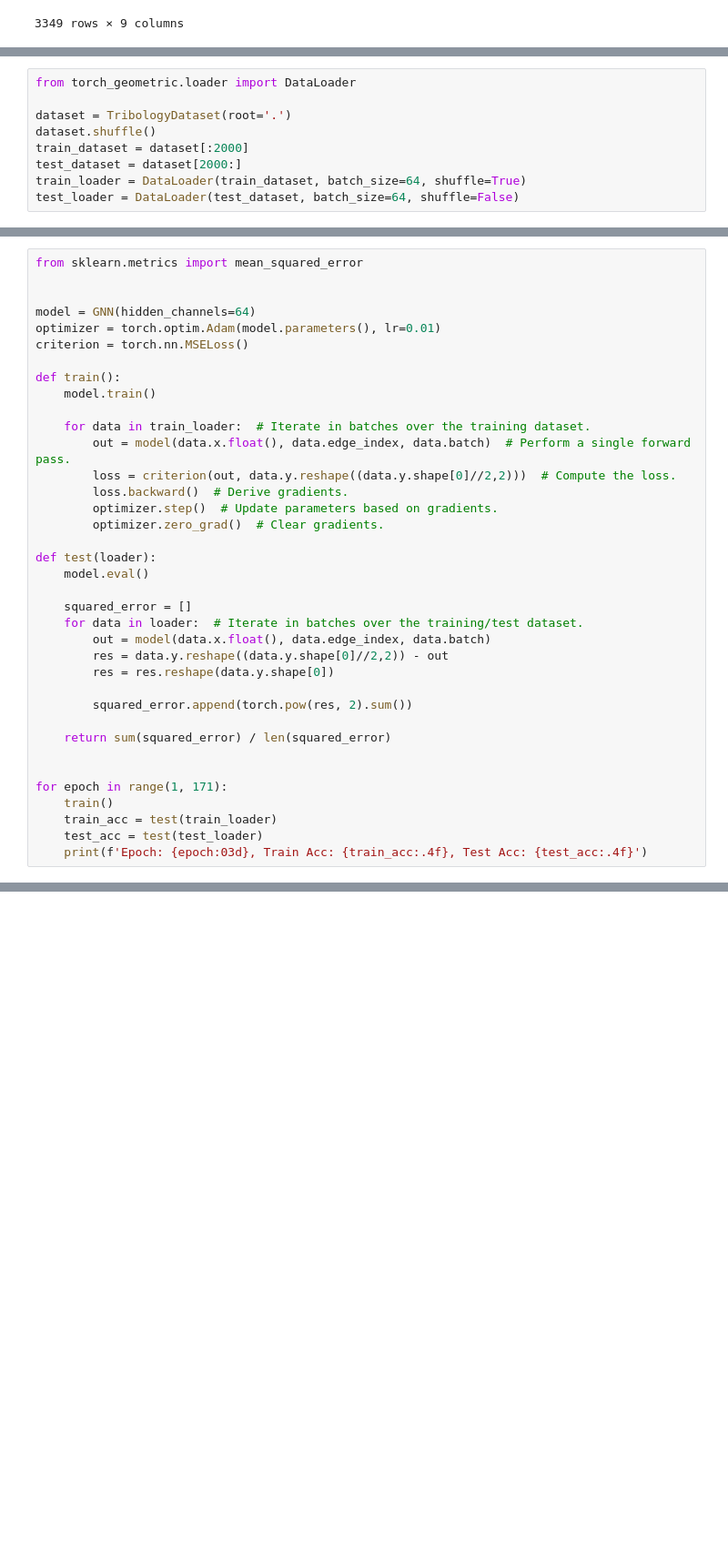
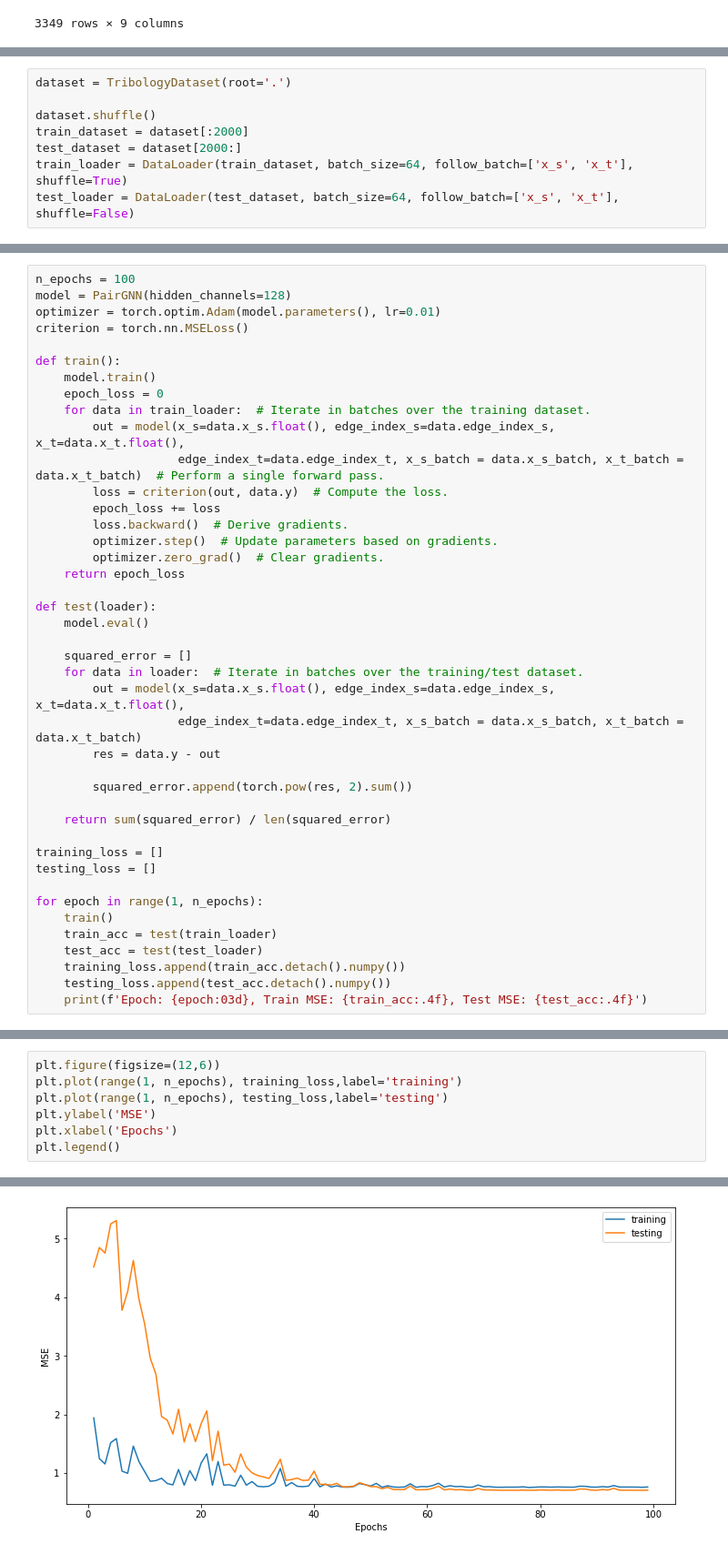
Before and after one commit to kierannp/forward-pred, a Jupyter notebook: custom.ipynb, the cells around one changed output, grey strips where cells are left out. Shown at 91% size. Cells and saved outputs as stored; diff of their text form; blank space fills up the shorter version.

Commit message:
Got PairGNN working and have testing and results

```diff
--- a/custom.ipynb
+++ b/custom.ipynb
@@ -179,11 +210,10 @@ class TribologyDataset(InMemoryDataset):
         data, slices = self.collate(data_list)
         torch.save((data, slices), self.processed_paths[0])
 # %%
-from torch_geometric.loader import DataLoader
+dataset = TribologyDataset(root='.')
 
-dataset = TribologyDataset(root='.')
 dataset.shuffle()
 train_dataset = dataset[:2000]
 test_dataset = dataset[2000:]
-train_loader = DataLoader(train_dataset, batch_size=64, shuffle=True)
-test_loader = DataLoader(test_dataset, batch_size=64, shuffle=False)
+train_loader = DataLoader(train_dataset, batch_size=64, follow_batch=['x_s', 'x_t'], shuffle=True)
+test_loader = DataLoader(test_dataset, batch_size=64, follow_batch=['x_s', 'x_t'], shuffle=False)
@@ -220,38 +267,43 @@ class GNN(torch.nn.Module):
 # %%
-from sklearn.metrics import mean_squared_error
-
-
-model = GNN(hidden_channels=64)
+n_epochs = 100
+model = PairGNN(hidden_channels=128)
 optimizer = torch.optim.Adam(model.parameters(), lr=0.01)
 criterion = torch.nn.MSELoss()
 
 def train():
     model.train()
-
+    epoch_loss = 0
     for data in train_loader:  # Iterate in batches over the training dataset.
-        out = model(data.x.float(), data.edge_index, data.batch)  # Perform a single forward pass.
-        loss = criterion(out, data.y.reshape((data.y.shape[0]//2,2)))  # Compute the loss.
+        out = model(x_s=data.x_s.float(), edge_index_s=data.edge_index_s, x_t=data.x_t.float(),
+                    edge_index_t=data.edge_index_t, x_s_batch = data.x_s_batch, x_t_batch = data.x_t_batch)  # Perform a single forward pass.
+        loss = criterion(out, data.y)  # Compute the loss.
+        epoch_loss += loss
         loss.backward()  # Derive gradients.
         optimizer.step()  # Update parameters based on gradients.
         optimizer.zero_grad()  # Clear gradients.
+    return epoch_loss
 
 def test(loader):
     model.eval()
 
     squared_error = []
     for data in loader:  # Iterate in batches over the training/test dataset.
-        out = model(data.x.float(), data.edge_index, data.batch)
-        res = data.y.reshape((data.y.shape[0]//2,2)) - out
-        res = res.reshape(data.y.shape[0])
+        out = model(x_s=data.x_s.float(), edge_index_s=data.edge_index_s, x_t=data.x_t.float(),
+                    edge_index_t=data.edge_index_t, x_s_batch = data.x_s_batch, x_t_batch = data.x_t_batch)
+        res = data.y - out
 
         squared_error.append(torch.pow(res, 2).sum())
 
     return sum(squared_error) / len(squared_error)
 
+training_loss = []
+testing_loss = []
 
-for epoch in range(1, 171):
+for epoch in range(1, n_epochs):
     train()
     train_acc = test(train_loader)
     test_acc = test(test_loader)
-    print(f'Epoch: {epoch:03d}, Train Acc: {train_acc:.4f}, Test Acc: {test_acc:.4f}')
+    training_loss.append(train_acc.detach().numpy())
+    testing_loss.append(test_acc.detach().numpy())
+    print(f'Epoch: {epoch:03d}, Train MSE: {train_acc:.4f}, Test MSE: {test_acc:.4f}')
 # %% [output]
@@ -299,0 +327,8 @@ for epoch in range(1, 201):
+# %%
+plt.figure(figsize=(12,6))
+plt.plot(range(1, n_epochs), training_loss,label='training')
+plt.plot(range(1, n_epochs), testing_loss,label='testing')
+plt.ylabel('MSE')
+plt.xlabel('Epochs')
+plt.legend()
+# %% [output]
@@ -299,0 +336 @@ for epoch in range(1, 201):
+[figure, added]
```
Also changed, not shown: parts of 9 cells of this notebook.
